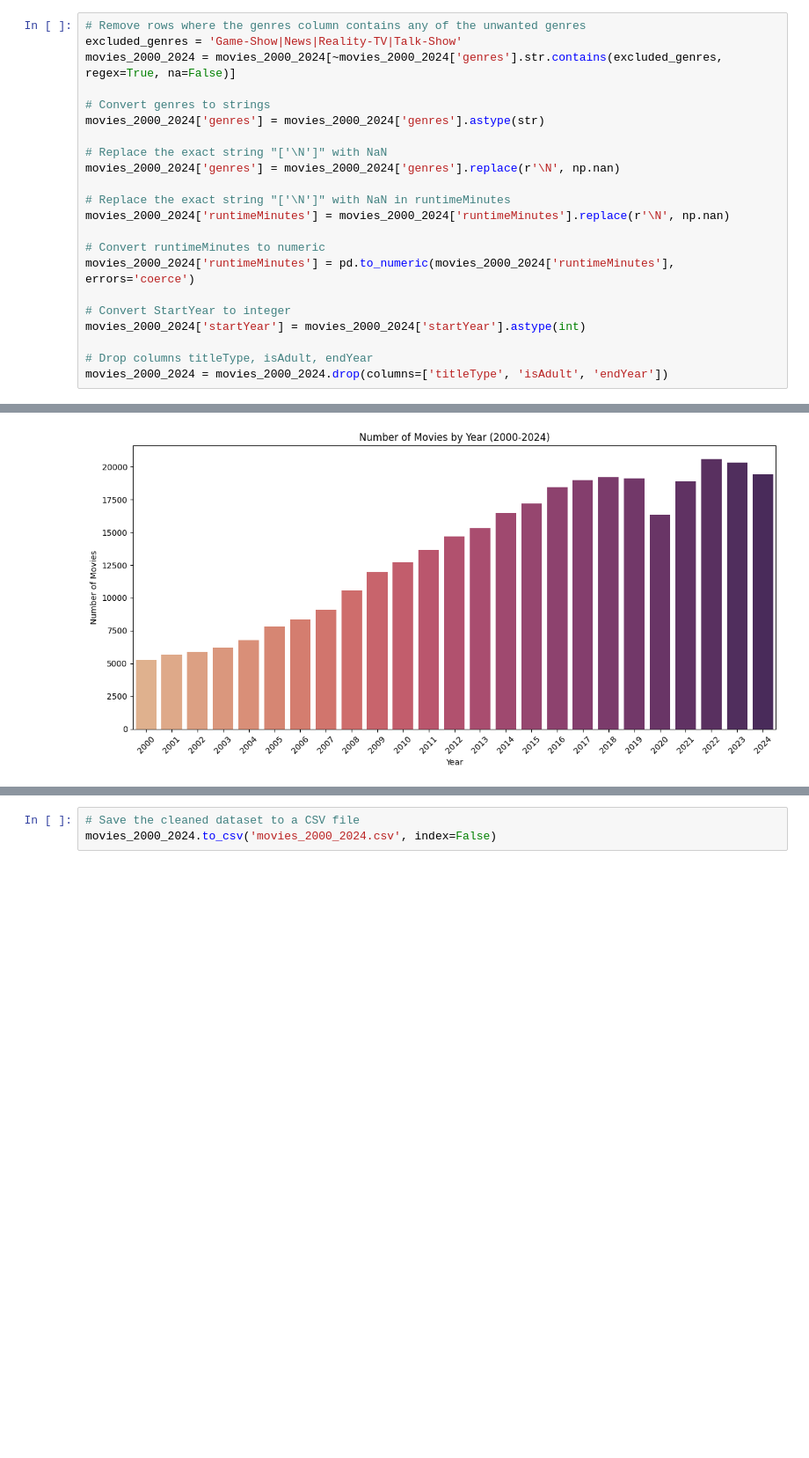
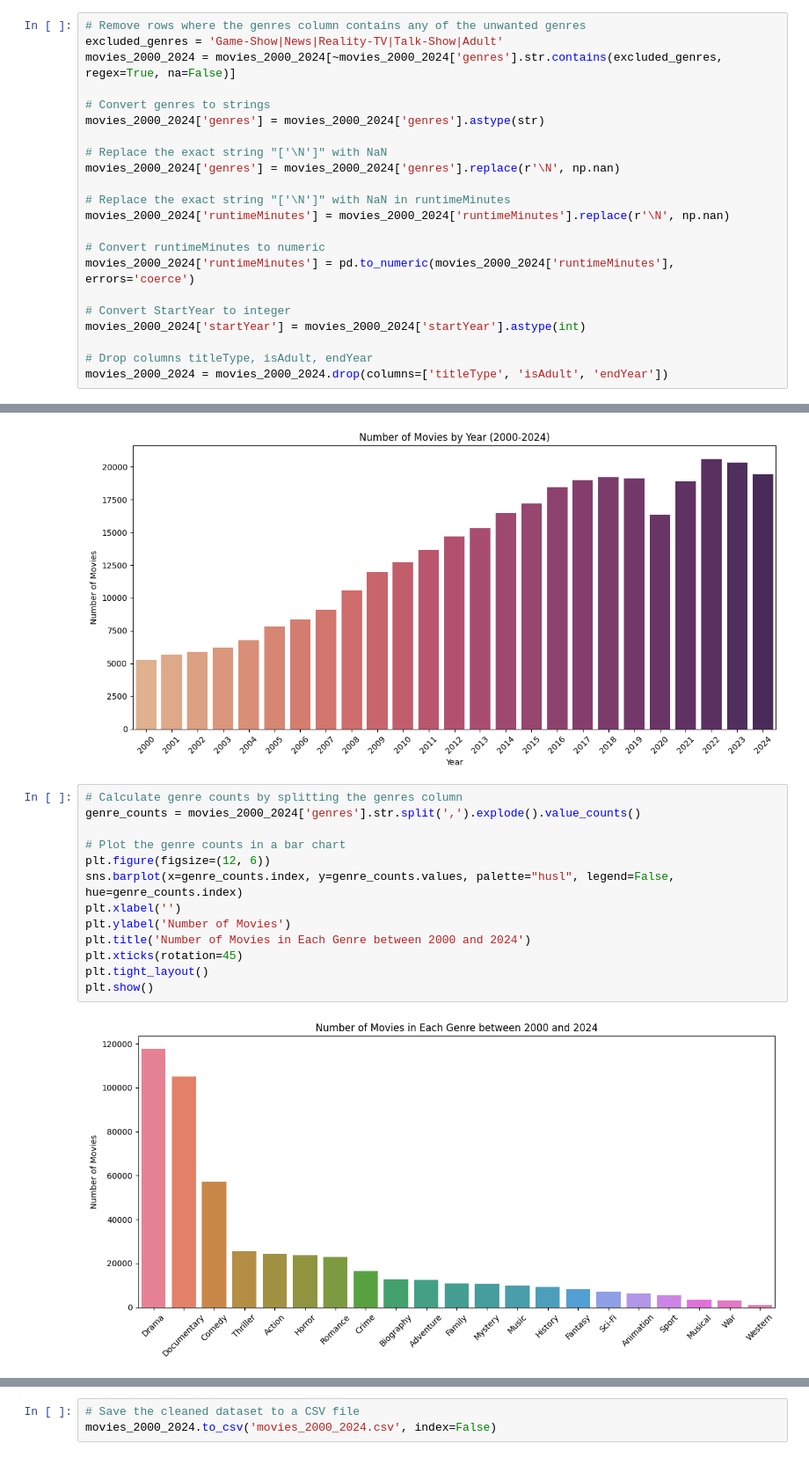
Before and after one commit to nhunguyen0901/imdb-movie-data-acquisition-cleaning, a Jupyter notebook: Movie_Data_Acquisition_Cleaning.ipynb, the cells around one changed output, grey strips where cells are left out. Shown at 88% size. Drawn from its saved outputs; the diff is of its cells as text; blank space fills up the shorter version.

```diff
--- a/Movie_Data_Acquisition_Cleaning.ipynb
+++ b/Movie_Data_Acquisition_Cleaning.ipynb
@@ -110,7 +110,7 @@ set(
  '\\N'}
 # %%
 # Remove rows where the genres column contains any of the unwanted genres
-excluded_genres = 'Game-Show|News|Reality-TV|Talk-Show'
+excluded_genres = 'Game-Show|News|Reality-TV|Talk-Show|Adult'
 movies_2000_2024 = movies_2000_2024[~movies_2000_2024['genres'].str.contains(excluded_genres, regex=True, na=False)]
 
 # Convert genres to strings
@@ -300,3 +304,18 @@ plt.tight_layout()
 plt.show()
 # %% [output]
 [figure]
+# %%
+# Calculate genre counts by splitting the genres column
+genre_counts = movies_2000_2024['genres'].str.split(',').explode().value_counts()
+
+# Plot the genre counts in a bar chart
+plt.figure(figsize=(12, 6))
+sns.barplot(x=genre_counts.index, y=genre_counts.values, palette="husl", legend=False, hue=genre_counts.index)
+plt.xlabel('')
+plt.ylabel('Number of Movies')
+plt.title('Number of Movies in Each Genre between 2000 and 2024')
+plt.xticks(rotation=45)
+plt.tight_layout()
+plt.show()
+# %% [output]
+[figure, added]
```
Also changed, not shown: parts of 10 cells of this notebook, 5 other files.
